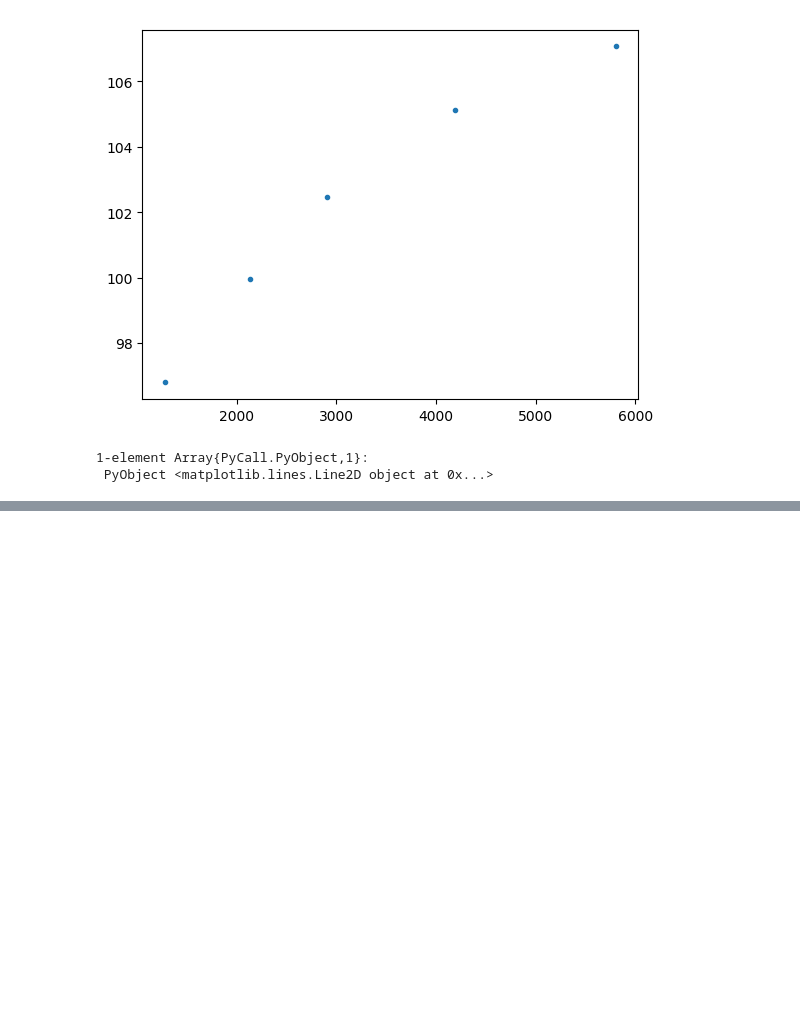
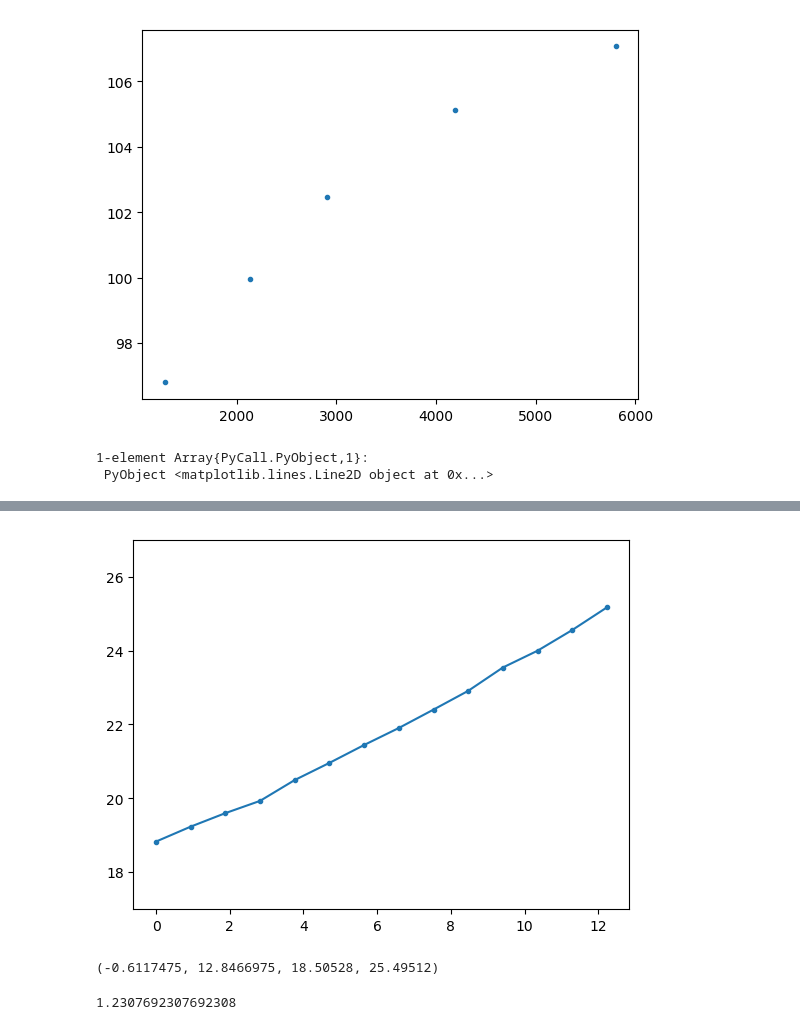
Before and after one commit to WenjieYao/LDOSOptimization, a Jupyter notebook: SphereResonance.ipynb, the cells around one changed output, grey strips where cells are left out. Saved outputs shown, nothing was run; the diff lists cells and outputs as text; code cells hidden in the pictures; blank space fills up the shorter version.

```diff
--- a/SphereResonance.ipynb
+++ b/SphereResonance.ipynb
@@ -1208,0 +1101,29 @@ plot(Data[:,1])
+# %%
+using PyPlot
+Data = [18.823 0.02 0 0 0.7 0 0 0 0 0 0 0 0 0 0 0 0 0 0 0 0 0 0 0 0 0 0
+19.2282 0.02 2.88636e-06 9.4346e-08 0.701466 1.39437e-06 -2.46011e-06 -2.34477e-06 -1.97364e-06 -2.20154e-06 4.14243e-06 2.51504e-07 1.98823e-06 -1.12861e-06 -0.00205347 -1.46088e-06 -3.30825e-06 2.63611e-06 -3.24382e-06 -3.33444e-06 3.75342e-08 4.10547e-06 8.63335e-07 2.92119e-06 -4.62927e-06 1.16181e-06 -1.05552e-06
+19.5949 0.02 5.77271e-06 1.88692e-07 0.702932 2.78874e-06 -4.92021e-06 -4.68954e-06 -3.94727e-06 -4.40309e-06 8.28486e-06 5.03008e-07 3.97647e-06 -2.25721e-06 -0.00410695 -2.92175e-06 -6.61649e-06 5.27221e-06 -6.48763e-06 -6.66888e-06 7.50683e-08 8.21093e-06 1.72667e-06 5.84238e-06 -9.25855e-06 2.32363e-06 -2.11104e-06
+19.9274 0.02 8.65907e-06 2.83038e-07 0.704397 4.1831e-06 -7.38032e-06 -7.03431e-06 -5.92091e-06 -6.60463e-06 1.24273e-05 7.54512e-07 5.9647e-06 -3.38582e-06 -0.00616042 -4.38263e-06 -9.92474e-06 7.90832e-06 -9.73145e-06 -1.00033e-05 1.12603e-07 1.23164e-05 2.59e-06 8.76356e-06 -1.38878e-05 3.48544e-06 -3.16657e-06
+20.4929 0.02 1.15454e-05 3.77384e-07 0.705863 5.57747e-06 -9.84043e-06 -9.37908e-06 -7.89455e-06 -8.80617e-06 1.65697e-05 1.00602e-06 7.95293e-06 -4.51442e-06 -0.0082139 -5.84351e-06 -1.3233e-05 1.05444e-05 -1.29753e-05 -1.33378e-05 1.50137e-07 1.64219e-05 3.45334e-06 1.16848e-05 -1.85171e-05 4.64725e-06 -4.22209e-06
+20.9581 0.02 1.44318e-05 4.7173e-07 0.707329 6.97184e-06 -1.23005e-05 -1.17239e-05 -9.86818e-06 -1.10077e-05 2.07122e-05 1.25752e-06 9.94116e-06 -5.64303e-06 -0.0102674 -7.30438e-06 -1.65412e-05 1.31805e-05 -1.62191e-05 -1.66722e-05 1.87671e-07 2.05273e-05 4.31667e-06 1.46059e-05 -2.31464e-05 5.80907e-06 -5.27761e-06
+21.4434 0.02 1.73181e-05 5.66076e-07 0.708795 8.36621e-06 -1.47606e-05 -1.40686e-05 -1.18418e-05 -1.32093e-05 2.48546e-05 1.50902e-06 1.19294e-05 -6.77163e-06 -0.0123208 -8.76526e-06 -1.98495e-05 1.58166e-05 -1.94629e-05 -2.00066e-05 2.25205e-07 2.46328e-05 5.18001e-06 1.75271e-05 -2.77756e-05 6.97088e-06 -6.33313e-06
+21.9045 0.02 2.02045e-05 6.60422e-07 0.71026 9.76058e-06 -1.72208e-05 -1.64134e-05 -1.38155e-05 -1.54108e-05 2.8997e-05 1.76053e-06 1.39176e-05 -7.90024e-06 -0.0143743 -1.02261e-05 -2.31577e-05 1.84527e-05 -2.27067e-05 -2.33411e-05 2.62739e-07 2.87383e-05 6.04334e-06 2.04483e-05 -3.24049e-05 8.1327e-06 -7.38865e-06
+22.4037 0.02 2.30908e-05 7.54768e-07 0.711726 1.11549e-05 -1.96809e-05 -1.87582e-05 -1.57891e-05 -1.76123e-05 3.31395e-05 2.01203e-06 1.59059e-05 -9.02884e-06 -0.0164278 -1.1687e-05 -2.6466e-05 2.10888e-05 -2.59505e-05 -2.66755e-05 3.00273e-07 3.28437e-05 6.90668e-06 2.33695e-05 -3.70342e-05 9.29451e-06 -8.44418e-06
+22.9124 0.02 2.59772e-05 8.49114e-07 0.713192 1.25493e-05 -2.2141e-05 -2.11029e-05 -1.77627e-05 -1.98139e-05 3.72819e-05 2.26353e-06 1.78941e-05 -1.01574e-05 -0.0184813 -1.31479e-05 -2.97742e-05 2.3725e-05 -2.91943e-05 -3.001e-05 3.37808e-07 3.69492e-05 7.77001e-06 2.62907e-05 -4.16635e-05 1.04563e-05 -9.4997e-06
+23.5459 0.02 2.88636e-05 9.4346e-07 0.714658 1.39437e-05 -2.46011e-05 -2.34477e-05 -1.97364e-05 -2.20154e-05 4.14243e-05 2.51504e-06 1.98823e-05 -1.12861e-05 -0.0205347 -1.46088e-05 -3.30825e-05 2.63611e-05 -3.24382e-05 -3.33444e-05 3.75342e-07 4.10547e-05 8.63335e-06 2.92119e-05 -4.62927e-05 1.16181e-05 -1.05552e-05
+24.0017 0.02 3.17499e-05 1.03781e-06 0.716123 1.5338e-05 -2.70612e-05 -2.57925e-05 -2.171e-05 -2.4217e-05 4.55668e-05 2.76654e-06 2.18706e-05 -1.24147e-05 -0.0225882 -1.60696e-05 -3.63907e-05 2.89972e-05 -3.5682e-05 -3.66789e-05 4.12876e-07 4.51601e-05 9.49668e-06 3.21331e-05 -5.0922e-05 1.278e-05 -1.16107e-05
+24.563 0.02 3.46363e-05 1.13215e-06 0.717589 1.67324e-05 -2.95213e-05 -2.81372e-05 -2.36836e-05 -2.64185e-05 4.97092e-05 3.01805e-06 2.38588e-05 -1.35433e-05 -0.0246417 -1.75305e-05 -3.9699e-05 3.16333e-05 -3.89258e-05 -4.00133e-05 4.5041e-07 4.92656e-05 1.036e-05 3.50543e-05 -5.55513e-05 1.39418e-05 -1.26663e-05
+25.1774 0.02 3.75226e-05 1.2265e-06 0.719055 1.81268e-05 -3.19814e-05 -3.0482e-05 -2.56573e-05 -2.86201e-05 5.38516e-05 3.26955e-06 2.5847e-05 -1.46719e-05 -0.0266952 -1.89914e-05 -4.30072e-05 3.42694e-05 -4.21696e-05 -4.33477e-05 4.87944e-07 5.33711e-05 1.12234e-05 3.79754e-05 -6.01805e-05 1.51036e-05 -1.37218e-05
+]
+alpha =Data[1,1]/100
+Nl = length(Data[:,1])
+xx = range(0,stop=(Nl-1),step=1)*alpha
+plot(xx,Data[:,1],".-")
+axis("equal")
+# %% [output]
+[figure, added]
+(-0.6117475, 12.8466975, 18.50528, 25.49512)
+# %%
+32/26
+# %% [output]
+1.2307692307692308
```
Also changed, not shown: parts of 1 cell of this notebook, 11 other files.
